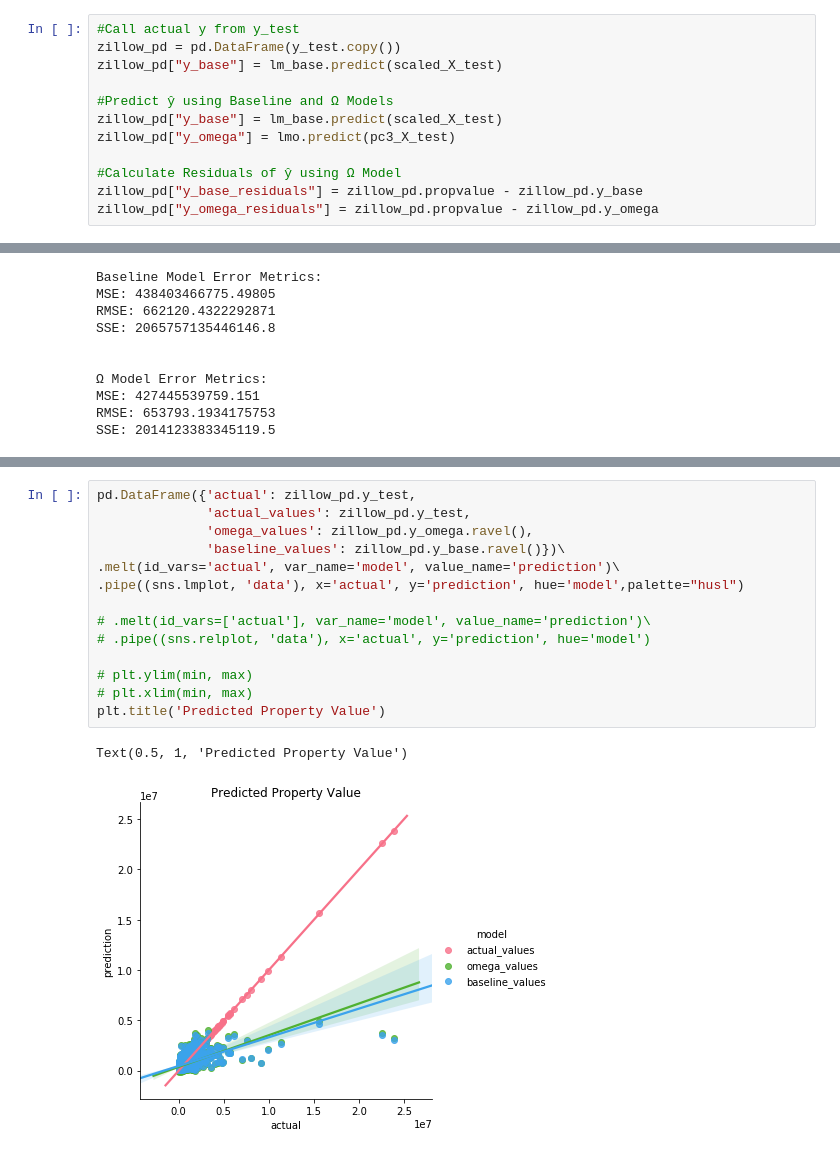
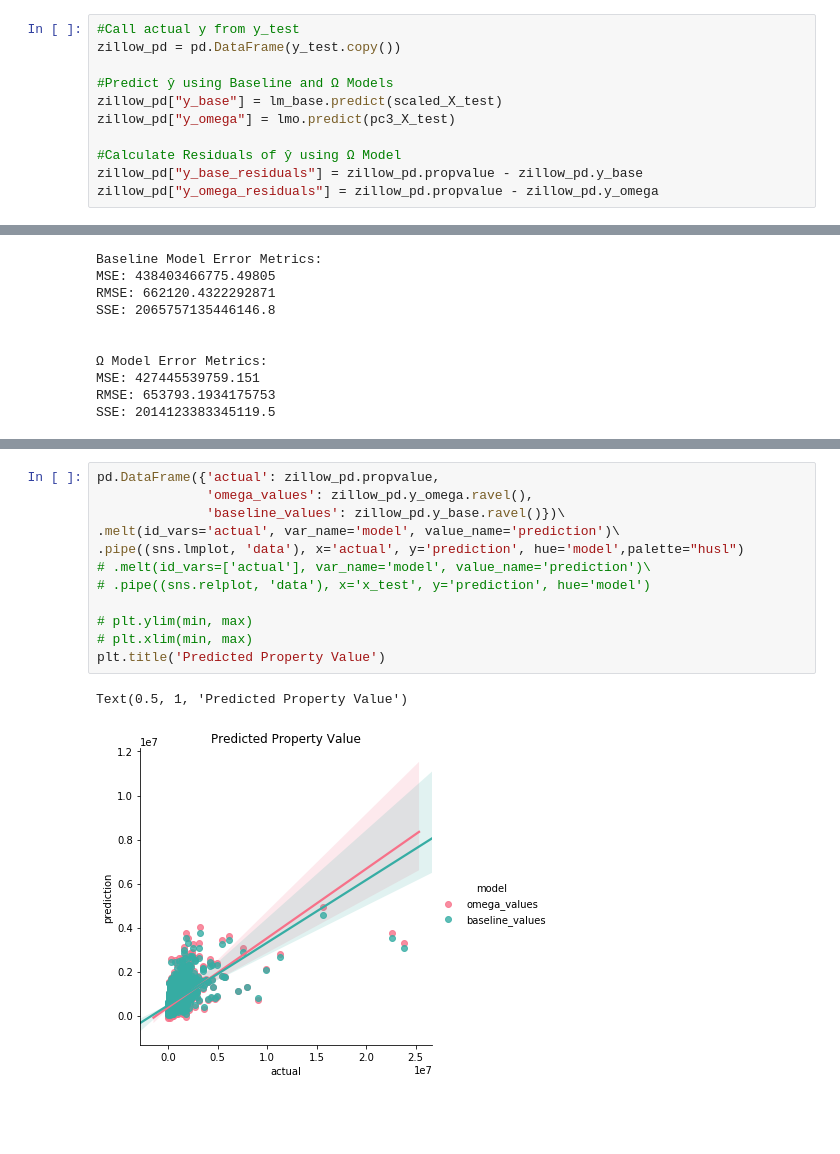
Before and after one commit to crisgiovanoni/zillow_project, a Jupyter notebook: Estimating Assessed Value of Properties - Zillow Dataset.ipynb, the cells around one changed output, grey strips where cells are left out. Saved outputs shown, nothing was run; the diff lists cells and outputs as text; blank space fills up the shorter version.

```diff
--- a/Estimating Assessed Value of Properties - Zillow Dataset.ipynb
+++ b/Estimating Assessed Value of Properties - Zillow Dataset.ipynb
@@ -405,7 +377,6 @@ We will fit the test data, `scaled_X_test` into these two models to return predi
 # %%
 #Call actual y from y_test
 zillow_pd = pd.DataFrame(y_test.copy())
-zillow_pd["y_base"] = lm_base.predict(scaled_X_test)
 
 #Predict ŷ using Baseline and Ω Models
 zillow_pd["y_base"] = lm_base.predict(scaled_X_test)
@@ -467,19 +438,17 @@ evs_omega
 # %% [output]
 0.3321125794176605
 # %%
-pd.DataFrame({'actual': zillow_pd.y_test,
-              'actual_values': zillow_pd.y_test,
+pd.DataFrame({'actual': zillow_pd.propvalue,
               'omega_values': zillow_pd.y_omega.ravel(),
               'baseline_values': zillow_pd.y_base.ravel()})\
 .melt(id_vars='actual', var_name='model', value_name='prediction')\
 .pipe((sns.lmplot, 'data'), x='actual', y='prediction', hue='model',palette="husl")
-
 # .melt(id_vars=['actual'], var_name='model', value_name='prediction')\
-# .pipe((sns.relplot, 'data'), x='actual', y='prediction', hue='model')
+# .pipe((sns.relplot, 'data'), x='x_test', y='prediction', hue='model')
 
 # plt.ylim(min, max)
 # plt.xlim(min, max)
 plt.title('Predicted Property Value')
 # %% [output]
 Text(0.5, 1, 'Predicted Property Value')
-[figure, old version]
+[figure, new version]
```
Also changed, not shown: parts of 15 cells of this notebook, 1 other file.
